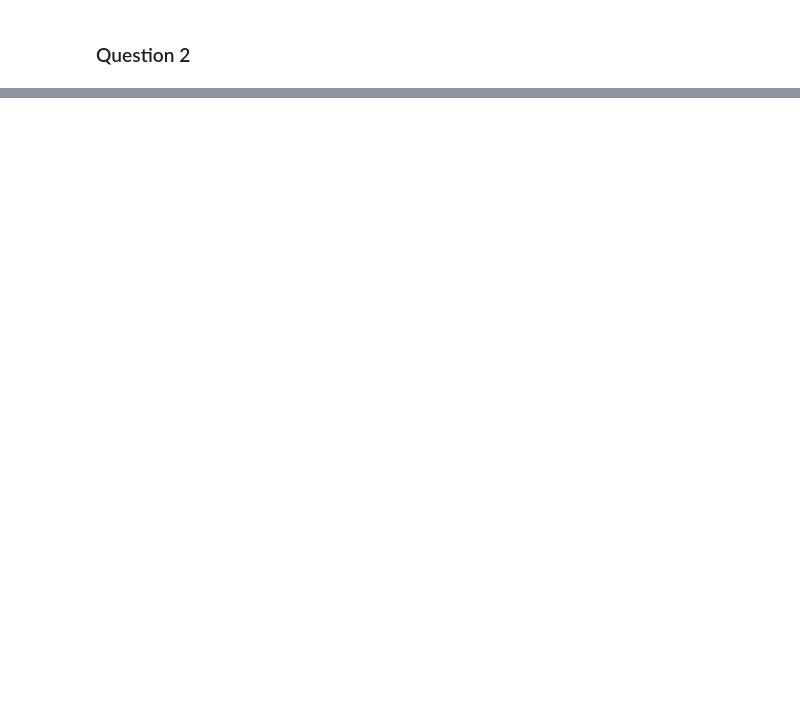
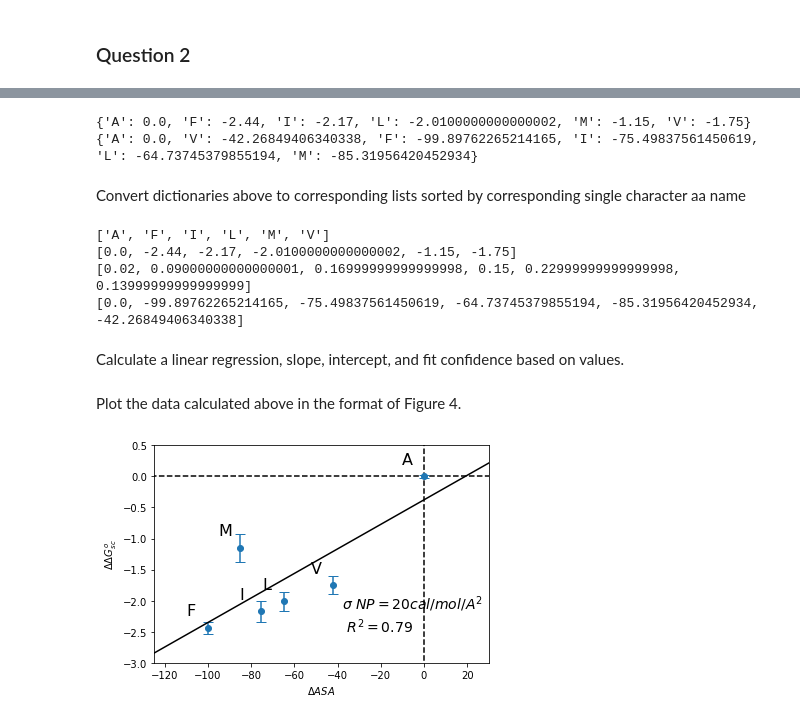
Before and after one commit to benf549/Advanced-Seminar-In-Membrane-Protein-Structure-Function-Pharmacology, a Jupyter notebook: FRY_HW_03.ipynb, the cells around one changed output, grey strips where cells are left out. Drawn from its saved outputs; the diff is of its cells as text; code cells hidden in the pictures; blank space fills up the shorter version.

```diff
--- a/FRY_HW_03.ipynb
+++ b/FRY_HW_03.ipynb
@@ -56,0 +118,53 @@ plt.show()
+# %%
+delta_np_sasa = {name : (nonpolar_sasas['A'] - x) for name, x in nonpolar_sasas.items()}
+delta_G = {x: (ddGsc[x] - ddGsc['A'] ) for x in np_aas}
+print(delta_G)
+print(delta_np_sasa)
+# %% [output]
+{'A': 0.0, 'F': -2.44, 'I': -2.17, 'L': -2.0100000000000002, 'M': -1.15, 'V': -1.75}
+{'A': 0.0, 'V': -42.26849406340338, 'F': -99.89762265214165, 'I': -75.49837561450619, 'L': -64.73745379855194, 'M': -85.31956420452934}
+# %% [markdown]
+Convert dictionaries above to corresponding lists sorted by corresponding single character aa name
+# %%
+labels = [x for x in delta_G.keys()]
+deltaGs = [delta_G[x] for x in labels]
+deltaGs_err = [ddGsc_err[x] + ddGsc_err['A'] if x != 'A' else ddGsc_err['A'] for x in labels ]
+delta_np_sasas = [delta_np_sasa[x] for x in labels]
+print(labels)
+print(deltaGs)
+print(deltaGs_err)
+print(delta_np_sasas)
+# %% [output]
+['A', 'F', 'I', 'L', 'M', 'V']
+[0.0, -2.44, -2.17, -2.0100000000000002, -1.15, -1.75]
+[0.02, 0.09000000000000001, 0.16999999999999998, 0.15, 0.22999999999999998, 0.13999999999999999]
+[0.0, -99.89762265214165, -75.49837561450619, -64.73745379855194, -85.31956420452934, -42.26849406340338]
+# %% [markdown]
+Calculate a linear regression, slope, intercept, and fit confidence based on values.
+# %%
+result = stats.linregress(delta_np_sasas, deltaGs)
+slope = result[0]
+intercept = result[1]
+rval = result[2]
+
+xs = np.linspace(-130, 30, 1000)
+linear_fit = lambda x: slope*x + intercept
+ys = linear_fit(xs)
+# %% [markdown]
+Plot the data calculated above in the format of Figure 4.
+# %%
+plt.errorbar(delta_np_sasas, deltaGs, yerr=deltaGs_err, fmt='o', capsize=5)
+yoffset = 0.2
+xoffset = -10
+for idx, label in enumerate(labels):
+    plt.text(delta_np_sasas[idx]+xoffset, deltaGs[idx]+yoffset, label, fontsize=16)
+
+plt.vlines(0, -10, 10, linestyles='dashed')
+plt.hlines(0, -130, 40, linestyles='dashed')
+plt.axis([-125, 30, -3, 0.5])
+plt.plot(xs, ys, 'k')
+plt.xlabel("$\Delta ASA$")
+plt.ylabel("$\Delta \Delta G^o _{sc}$")
+plt.text(-38, -2.5, f"$\sigma \ NP = {slope*1000:0.0f} cal/mol/A^2$\n $R^2 = {rval:0.2}$", fontsize=14);
+# %% [output]
+[figure, added]
```
Also changed, not shown: parts of 32 cells of this notebook.
